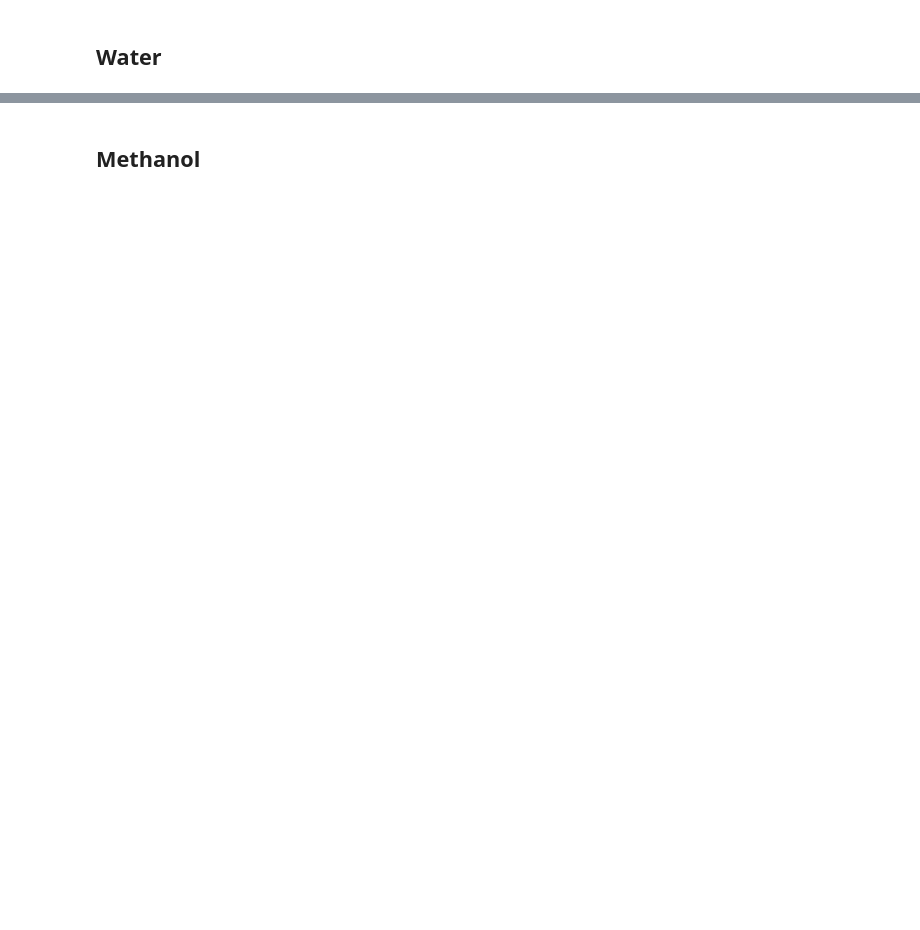
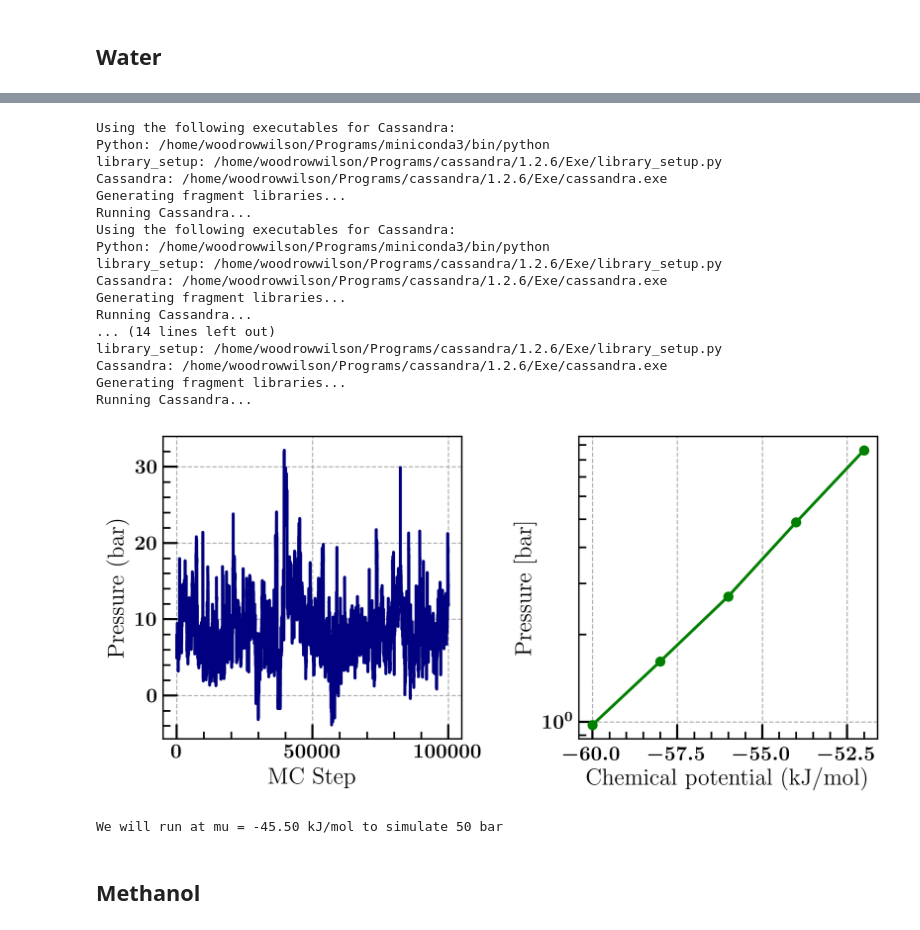
Before and after one commit to potus28/MSELProjects, a Jupyter notebook: MC/equation-of-state/Solvent-EOS.ipynb, the cells around one changed output, grey strips where cells are left out. Drawn from its saved outputs; the diff is of its cells as text; code cells hidden in the pictures; blank space fills up the shorter version.

```diff
--- a/MC/equation-of-state/Solvent-EOS.ipynb
+++ b/MC/equation-of-state/Solvent-EOS.ipynb
@@ -195,3 +113,35 @@ KeyboardInterrupt:
+# %%
+atoms = mbuild.load(get_example_mol2_path("spce"))
+ff = foyer.Forcefield(get_example_ff_path("spce"))
+atoms_ff = ff.apply(atoms)
+custom_args = {"angle_style": ["fixed"],
+               "prop_freq" : 10,
+               "max_molecules": [5000]
+              }
+
+mus_adsorbate = np.arange(-60, -50, 2) * u.kJ/u.mol
+gcmcsim("water", atoms_ff, mus_adsorbate, -45, custom_args)
+plot_loading("water", mus_adsorbate)
+# %% [output]
+Using the following executables for Cassandra:
+Python: /home/woodrowwilson/Programs/miniconda3/bin/python
+library_setup: /home/woodrowwilson/Programs/cassandra/1.2.6/Exe/library_setup.py
+Cassandra: /home/woodrowwilson/Programs/cassandra/1.2.6/Exe/cassandra.exe
+Generating fragment libraries...
+Running Cassandra...
+Using the following executables for Cassandra:
+Python: /home/woodrowwilson/Programs/miniconda3/bin/python
+library_setup: /home/woodrowwilson/Programs/cassandra/1.2.6/Exe/library_setup.py
+Cassandra: /home/woodrowwilson/Programs/cassandra/1.2.6/Exe/cassandra.exe
+Generating fragment libraries...
+Running Cassandra...
+... (14 lines left out)
+library_setup: /home/woodrowwilson/Programs/cassandra/1.2.6/Exe/library_setup.py
+Cassandra: /home/woodrowwilson/Programs/cassandra/1.2.6/Exe/cassandra.exe
+Generating fragment libraries...
+Running Cassandra...
+[figure, added]
+We will run at mu = -45.50 kJ/mol to simulate 50 bar
 # %% [markdown]
 ## Methanol
 # %%
```
Also changed, not shown: parts of 9 cells of this notebook, 5 other files.
